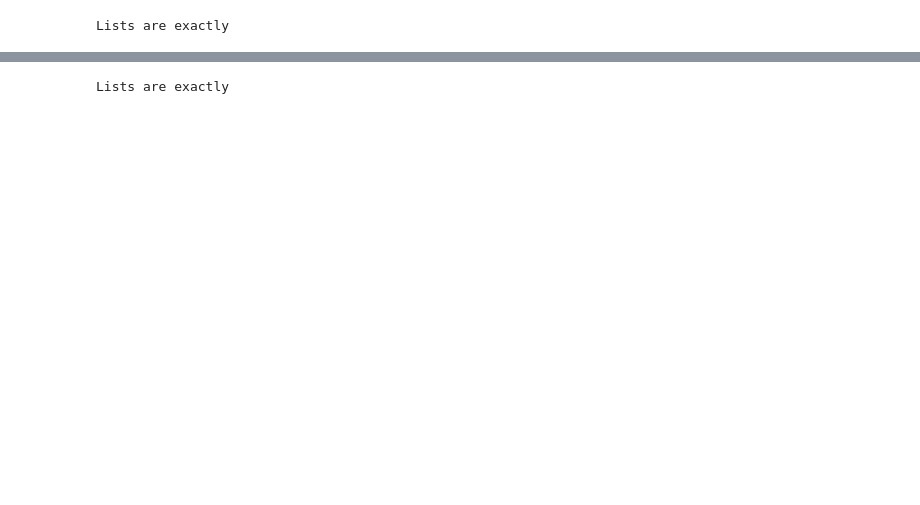
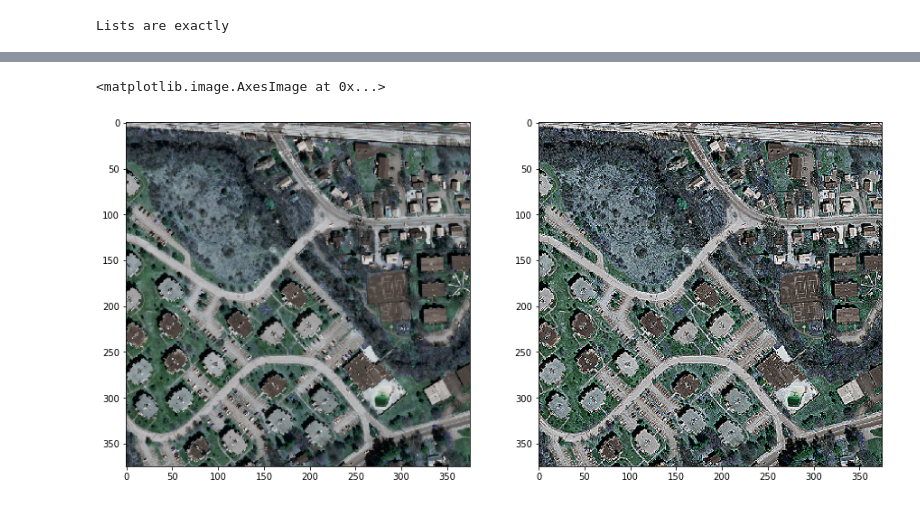
Before and after one commit to ForesightAdamNowacki/Roads_Segmentation, a Jupyter notebook: Images_crops.ipynb, the cells around one changed output, grey strips where cells are left out. Cells and saved outputs as stored; diff of their text form; code cells hidden in the pictures; blank space fills up the shorter version.

```diff
--- a/Images_crops.ipynb
+++ b/Images_crops.ipynb
@@ -335,10 +106,16 @@ Save crop for image: D:/GitHub/Datasets/MassachusettsRoads\Images\99238675_15.pn
-# %%
-images_crops_ = os.listdir(images_crops_path)
-masks_crops_ = os.listdir(masks_crops_path)
-
-if images_crops_ == masks_crops_:
-    print('Lists are exactly')
-else:
-    print('Lists are not equal')
-# %% [output]
-Lists are exactly
+# %%
+id = 50384
+img_path = os.path.join(os.path.join(dataset_path, "Images_Crops"), os.listdir(os.path.join(dataset_path, "Images_Crops"))[id])
+img = cv2.imread(img_path)
+kernel_sharp = np.array([[0, -1, 0], [-1, 5, -1], [0, -1, 0]])
+img_2 = cv2.filter2D(img, -1, kernel_sharp)
+
+fig = plt.figure(figsize = (15, 15))
+
+ax1 = fig.add_subplot(1, 2, 1)
+ax1.imshow(img)
+ax2 = fig.add_subplot(1, 2, 2)
+ax2.imshow(img_2)
+# %% [output]
+<matplotlib.image.AxesImage at 0x...>
+[figure, added]
```
Also changed, not shown: parts of 5 cells of this notebook, 2 other files.
